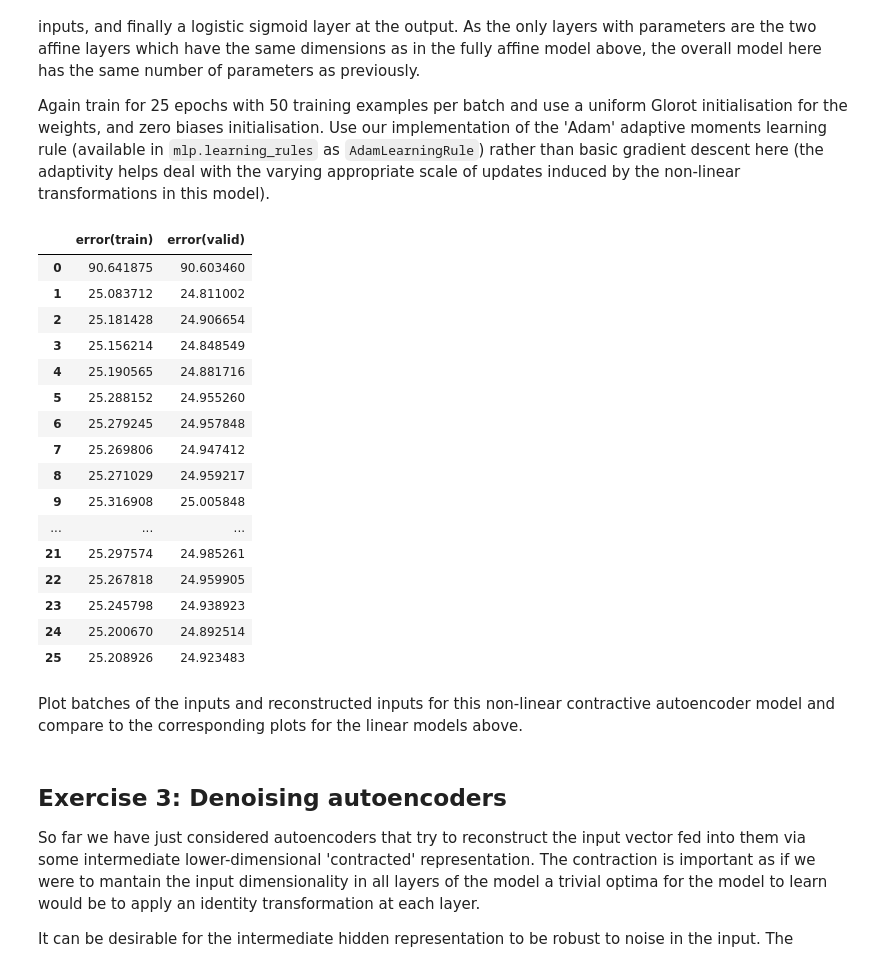
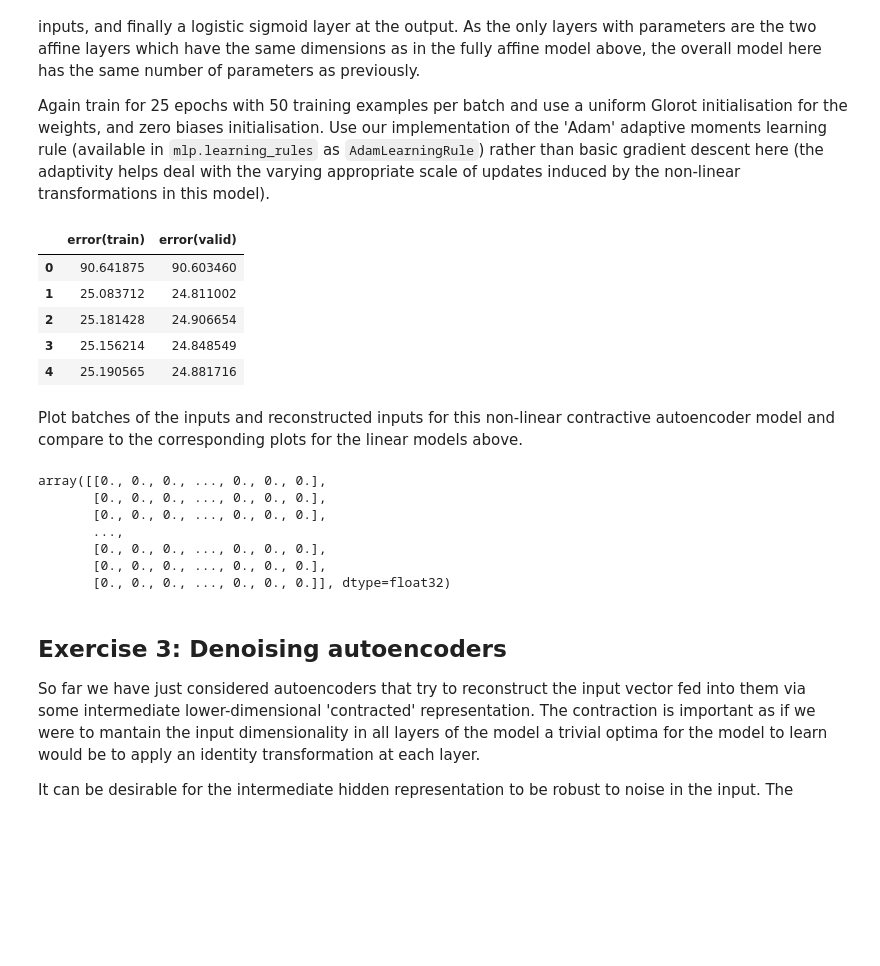
Before and after one commit to FlintyTub49/MLPractical-UoE, a Jupyter notebook: notebooks/07_Autoencoders.ipynb, the cells around one changed output. Saved outputs shown, nothing was run; the diff lists cells and outputs as text; code cells hidden in the pictures; blank space fills up the shorter version.

```diff
--- a/notebooks/07_Autoencoders.ipynb
+++ b/notebooks/07_Autoencoders.ipynb
@@ -187,27 +187,29 @@ optimiser = optimisers.Optimiser(model, error, learning_rule, train_data, valid_
 stats, keys, run_time = optimiser.train(num_epochs=num_epochs, stats_interval=stats_interval)
 # %%
 import pandas as pd
-pd.DataFrame(stats, columns = keys.keys())
+pd.DataFrame(stats, columns = keys.keys()).head()
 # %% [output]
 |  | error(train) | error(valid) |
 | 0 | 90.641875 | 90.603460 |
 | 1 | 25.083712 | 24.811002 |
 | 2 | 25.181428 | 24.906654 |
 | 3 | 25.156214 | 24.848549 |
 | 4 | 25.190565 | 24.881716 |
-| 5 | 25.288152 | 24.955260 |
-| 6 | 25.279245 | 24.957848 |
-| 7 | 25.269806 | 24.947412 |
-| 8 | 25.271029 | 24.959217 |
-| 9 | 25.316908 | 25.005848 |
-| ... | ... | ... |
-| 21 | 25.297574 | 24.985261 |
-| 22 | 25.267818 | 24.959905 |
-| 23 | 25.245798 | 24.938923 |
-| 24 | 25.200670 | 24.892514 |
-| 25 | 25.208926 | 24.923483 |
 # %% [markdown]
 Plot batches of the inputs and reconstructed inputs for this non-linear contractive autoencoder model and compare to the corresponding plots for the linear models above.
+# %%
+t1, o1 = train_data.next()
+
+model_outputs = model.fprop(t1)
+t1 - model_outputs[0]
+# %% [output]
+array([[0., 0., 0., ..., 0., 0., 0.],
+       [0., 0., 0., ..., 0., 0., 0.],
+       [0., 0., 0., ..., 0., 0., 0.],
+       ...,
+       [0., 0., 0., ..., 0., 0., 0.],
+       [0., 0., 0., ..., 0., 0., 0.],
+       [0., 0., 0., ..., 0., 0., 0.]], dtype=float32)
 # %% [markdown]
 ## Exercise 3: Denoising autoencoders
 
```
